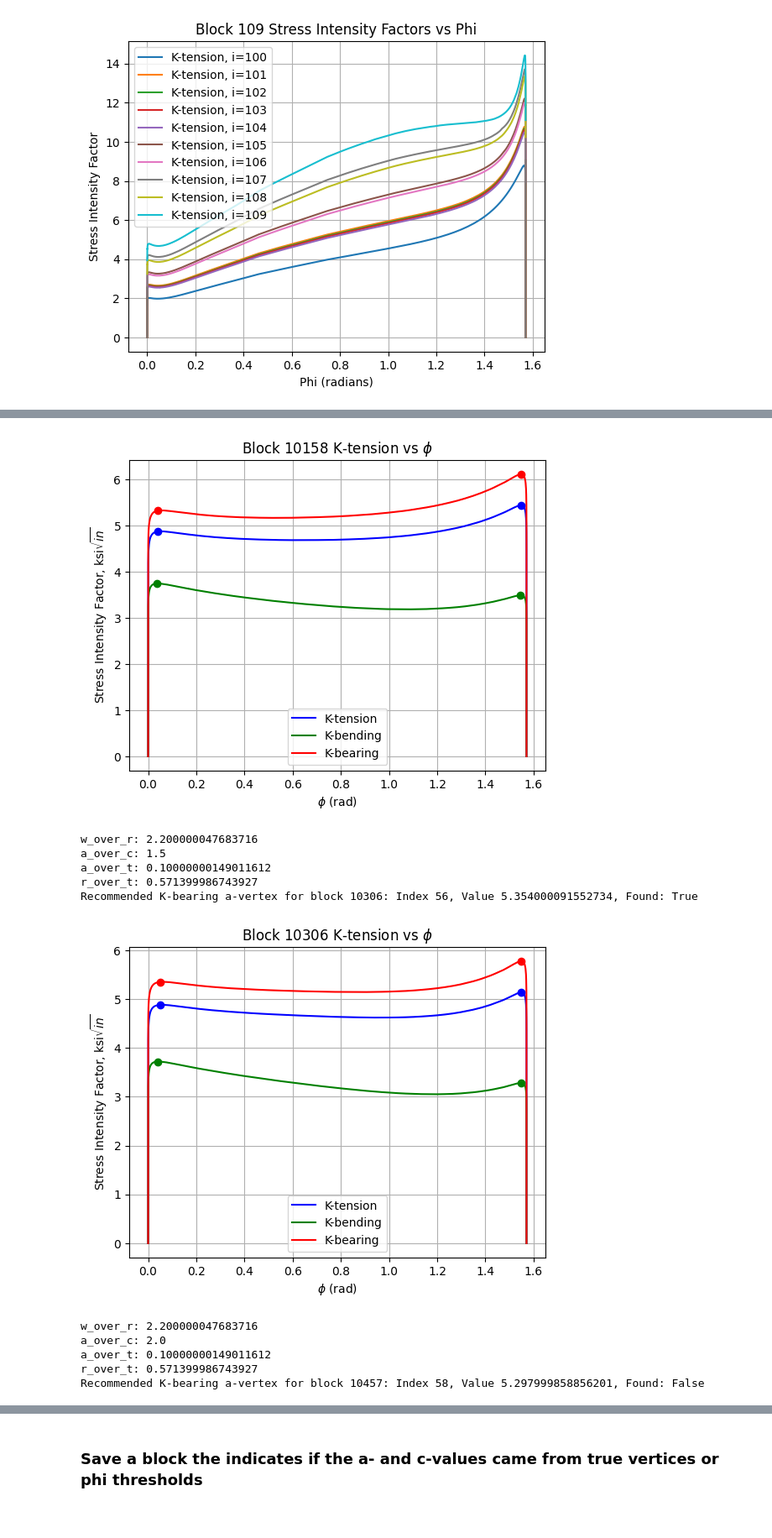
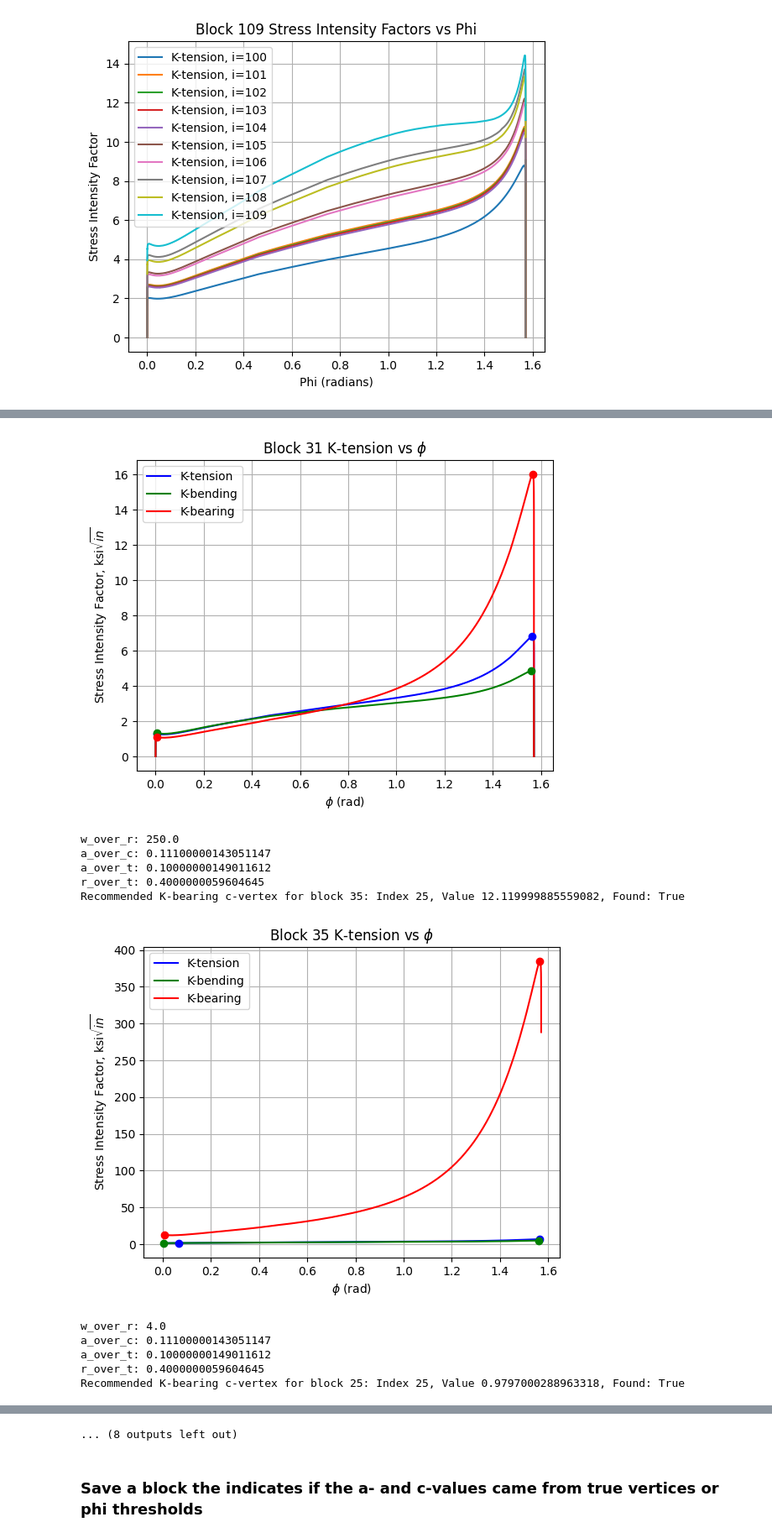
Before and after one commit to ian-hokaj/machine-learning-hole-offset, a Jupyter notebook: data/import_data.ipynb, the cells around one changed output, grey strips where cells are left out. Shown at 84% size. Cells and saved outputs as stored; diff of their text form; code cells hidden in the pictures.

```diff
--- a/data/import_data.ipynb
+++ b/data/import_data.ipynb
@@ -160,9 +160,14 @@ np.savez_compressed('formatted_block_data.npz',
                     block_Kbearing_dataset=block_Kbearing_dataset)
 # %%
 # Load in the saved block data
-loaded_data = np.load('formatted_block_data.npz')
+loaded_data = np.load('full_datasets/formatted_block_data.npz')
 block_params_dataset = loaded_data['block_params_dataset']
 block_phi_dataset = loaded_data['block_phi_dataset']
 block_Ktension_dataset = loaded_data['block_Ktension_dataset']
 block_Kbending_dataset = loaded_data['block_Kbending_dataset']
 block_Kbearing_dataset = loaded_data['block_Kbearing_dataset']
+
+num_phis = 0
+for i in range(len(block_phi_dataset)):
+    num_phis += len(block_phi_dataset[i])
+print(f"Number of Solution points: {num_phis}")
@@ -340,7 +347,7 @@ Kbearing_a_vertex_indices = []
 Kbearing_a_vertex_values = []
 
 # Iterate through the data blocks
-for i in tqdm(range(len(block_phi_dataset[:]))):
+for i in tqdm(range(len(block_phi_dataset[:1000]))):
     # print(f"Analyzing Block {i}")
     max_angle = np.nanmax(block_phi_dataset[i])
 
@@ -438,7 +445,7 @@ print(num_no_Kbending_c_vertex)
 # %%
 # for i in [146]:
 dataset = num_no_Kbending_a_vertex
-dataset = np.arange(len(block_phi_dataset))
+# dataset = np.arange(len(block_phi_dataset))
 dataset_size = len(dataset)
 random_indices = np.random.choice(dataset_size, size=10, replace=False)
 
@@ -446,10 +453,11 @@ random_indices = np.random.choice(dataset_size, size=10, replace=False)
 #                    36537, 40734, 44979, 49278, 53713, 58181, 62756, 67218,
 #                    71666, 76038, 79296, 81030, 82901, 84925,
 #                    87132, 89584]
-fixed_indices = [10158, 10306, 10457, 10627, 10809]
-# for rand_idx in random_indices:
-#     i = dataset[rand_idx]
-for i in fixed_indices:
+# fixed_indices = [10158, 10306, 10457, 10627, 10809]
+for rand_idx in random_indices:
+    i = rand_idx
+    # i = dataset[rand_idx]
+# for i in fixed_indices:
     # Plot the K-tension values and mark the turn-down point if found
     plt.figure()
     plt.plot(block_phi_dataset[i], block_Ktension_dataset[i], label='K-tension', color='blue')
@@ -476,13 +484,14 @@ for i in fixed_indices:
     # a_vertex_phi_threshold = 0.95 * max_angle
     # indices = np.where(block_phi_dataset[i] > a_vertex_phi_threshold)[0]
     # rev_ord = True
+
     vertex_idx, vetex_val, vertex_found = find_turndown(block_Kbearing_dataset[i], indices, tolerance=1e-6, validation_window=3, reverse_order=rev_ord)
     # vertex_idx, vetex_val, vertex_found = find_turndown_recommended(block_Kbending_dataset[i], indices, tolerance=1e-6, window_size=2, reverse_order=True)
     print(f"w_over_r: {block_params_dataset[i][w_over_r_idx]}")
     print(f"a_over_c: {block_params_dataset[i][a_over_c_idx]}")
     print(f"a_over_t: {block_params_dataset[i][a_over_t_idx]}")
     print(f"r_over_t: {block_params_dataset[i][R_over_t_idx]}")
-    print(f"Recommended K-bearing a-vertex for block {i}: Index {vertex_idx}, Value {vetex_val}, Found: {vertex_found}")
+    print(f"Recommended K-bearing c-vertex for block {i}: Index {vertex_idx}, Value {vetex_val}, Found: {vertex_found}")
 
     plt.xlabel(r'$\phi$ (rad)')
     plt.ylabel(r'Stress Intensity Factor, ksi$\sqrt{in}$')  # Evaluate math symbols
@@ -499,12 +508,12 @@ Recommended K-bearing a-vertex for block 10158: Index 54, Value 5.31899976730346
-[figure, old version]
+[figure, new version]
-w_over_r: 2.200000047683716
-a_over_c: 1.5
+w_over_r: 250.0
+a_over_c: 0.11100000143051147
 a_over_t: 0.10000000149011612
-r_over_t: 0.571399986743927
-Recommended K-bearing a-vertex for block 10306: Index 56, Value 5.354000091552734, Found: True
+r_over_t: 0.4000000059604645
+Recommended K-bearing c-vertex for block 35: Index 25, Value 12.119999885559082, Found: True
-[figure, old version]
+[figure, new version]
-w_over_r: 2.200000047683716
-a_over_c: 2.0
+w_over_r: 4.0
+a_over_c: 0.11100000143051147
 a_over_t: 0.10000000149011612
-r_over_t: 0.571399986743927
-Recommended K-bearing a-vertex for block 10457: Index 58, Value 5.297999858856201, Found: False
+r_over_t: 0.4000000059604645
+Recommended K-bearing c-vertex for block 25: Index 25, Value 0.9797000288963318, Found: True
@@ -524,3 +539,4 @@ Recommended K-bearing a-vertex for block 10809: Index 59, Value 4.61199998855590
+... (8 outputs left out)
 # %%
 # Define full ML dataset indices for easier readability and slicing
 height_factor_idx = 0  # Remove, variance=0
```
Also changed, not shown: parts of 6 cells of this notebook, 17 other files.
